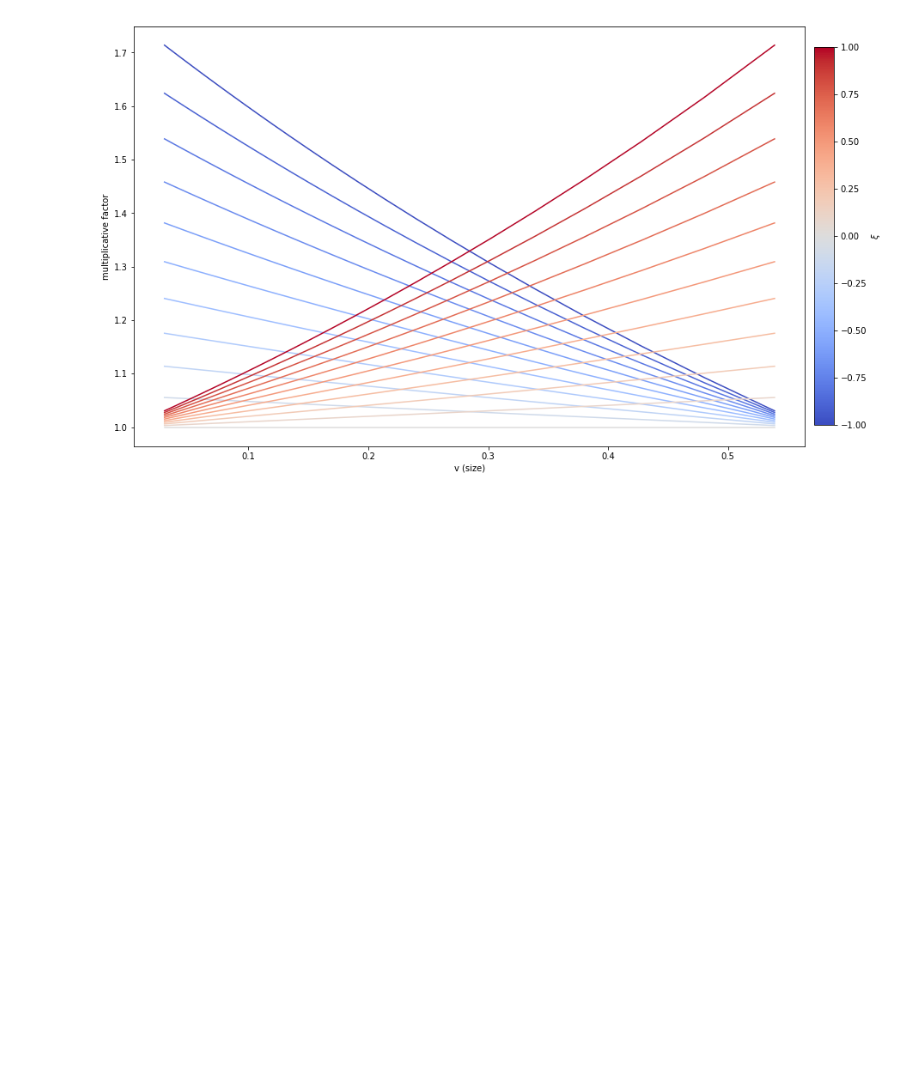
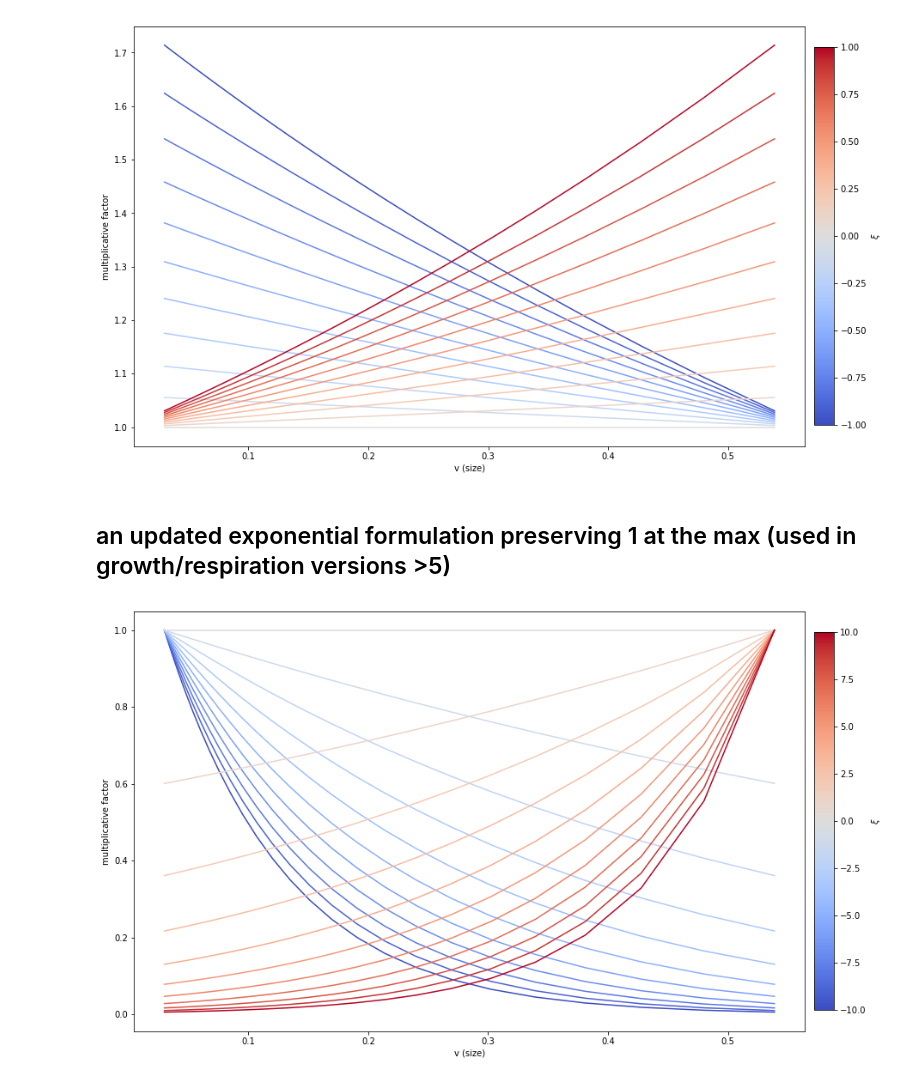
Before and after one commit to fribalet/Bayesian-matrixmodel, a Jupyter notebook: sizedep_formulations.ipynb, the cells around one changed output. Saved outputs shown, nothing was run; the diff lists cells and outputs as text; code cells hidden in the pictures; blank space fills up the shorter version.

Commit message:
added a couple more res/growth formulations

```diff
--- a/sizedep_formulations.ipynb
+++ b/sizedep_formulations.ipynb
@@ -43,9 +43,12 @@ None
 # %% [markdown]
 ## a "power law" formulation (used in growth/respiration versions 3, 4 & 5)
 # %%
+xi_max = 1.0
+norm = mpl.colors.Normalize(vmin=-xi_max, vmax=xi_max)
+
 fig, ax = plt.subplots(figsize=(14,9))
 
-for xi in np.linspace(-1.0,1.0,21):
+for xi in np.linspace(-xi_max,xi_max,21):
     if xi > 0:
         sizelim = np.exp(xi*v)
     else:
@@ -56,6 +59,25 @@ ax.set(xlabel='v (size)', ylabel='multiplicative factor')
 None
 # %% [output]
 [figure]
+# %% [markdown]
+## an updated exponential formulation preserving 1 at the max (used in growth/respiration versions >5)
+# %%
+xi_max = 10.0
+norm = mpl.colors.Normalize(vmin=-xi_max, vmax=xi_max)
+
+fig, ax = plt.subplots(figsize=(14,9))
+
+for xi in np.linspace(-xi_max,xi_max,21):
+    if xi > 0:
+        sizelim = np.exp(xi*(v-v[-1]))
+    else:
+        sizelim = np.exp(xi*(v-v[0]))
+    ax.plot(v, sizelim, color=cmap(norm(xi)))
+add_colorbar(ax, norm=norm, cmap=cmap, label='$\\xi$')
+ax.set(xlabel='v (size)', ylabel='multiplicative factor')
+None
+# %% [output]
+[figure, added]
 # %% [markdown]
 ## general information about the different growth/respiration versions
 
```
Also changed, not shown: parts of 1 cell of this notebook, 2 other files.
